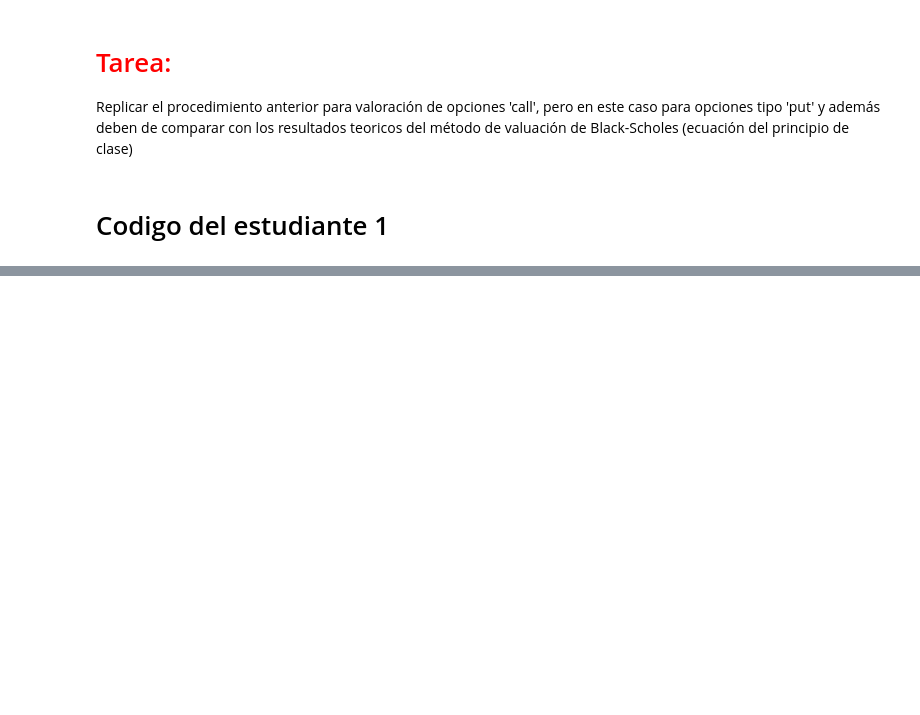
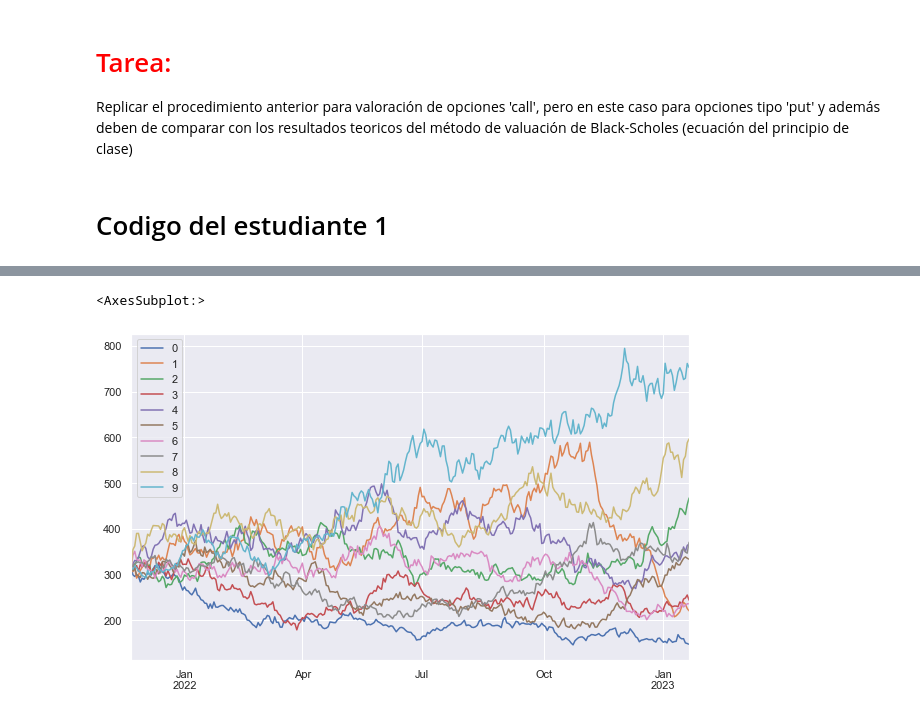
Before and after one commit to Marcoif/Proyecto_Conjunto_MAOchoa_RBetancourt, a Jupyter notebook: Tarea8_MAOchoa_RBetancourt.ipynb, the cells around one changed output, grey strips where cells are left out. Saved outputs shown, nothing was run; the diff lists cells and outputs as text; code cells hidden in the pictures; blank space fills up the shorter version.

```diff
--- a/Tarea8_MAOchoa_RBetancourt.ipynb
+++ b/Tarea8_MAOchoa_RBetancourt.ipynb
@@ -210,0 +128,5 @@ Podemos decir como conclusion que como el metodo simple y el kogaritmico toman l
+# %%
+### Se accede a la información de la opción put escogida para observar el lastprice el cuál es el que se pretende aproximar
+i_opt= indice_opt.index
+opcion_valuar = nvda_opt.loc[i_opt[0]]
+opcion_valuar
@@ -210,0 +146,4 @@ Podemos decir como conclusion que como el metodo simple y el kogaritmico toman l
+# %%
+mu = ret_nvda.mean()[0]
+sigma = ret_nvda.std()[0]
+print(f' Rendimientos diarios con media: {mu} y desviación estandar: {sigma}')
@@ -210,0 +152,3 @@ Podemos decir como conclusion que como el metodo simple y el kogaritmico toman l
+# %%
+# Tasa de bonos
+r = 0.0018/360 # Tasa diaria
@@ -210,0 +184,17 @@ Podemos decir como conclusion que como el metodo simple y el kogaritmico toman l
+# %%
+today = pd.Timestamp(date.today())
+expiry = opcion_valuar.expiration
+K = 450
+dates = pd.date_range(start=today, end=expiry, freq='B')
+
+ndays = len(dates)
+nscen = 100000
+
+S0 = closes_nvda.iloc[-1,0]
+
+sim_ret = pd.DataFrame(sigma*np.random.randn(ndays,nscen)+r,index=dates)
+
+sim_closes = S0*np.exp(sim_ret.cumsum())
+
+sim_closes.iloc[0,:] = S0
+sim_closes
@@ -210,0 +215,5 @@ Podemos decir como conclusion que como el metodo simple y el kogaritmico toman l
+# %%
+sim_closes.iloc[:,:10].plot(figsize=[10,6])
+# %% [output]
+<AxesSubplot:>
+[figure, added]
```
Also changed, not shown: parts of 41 cells of this notebook.
